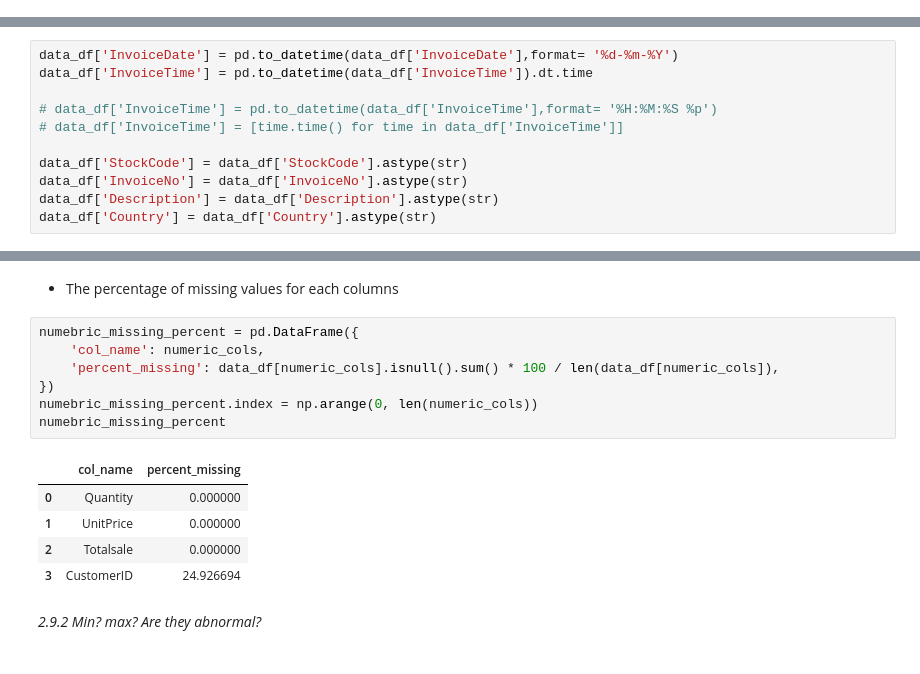
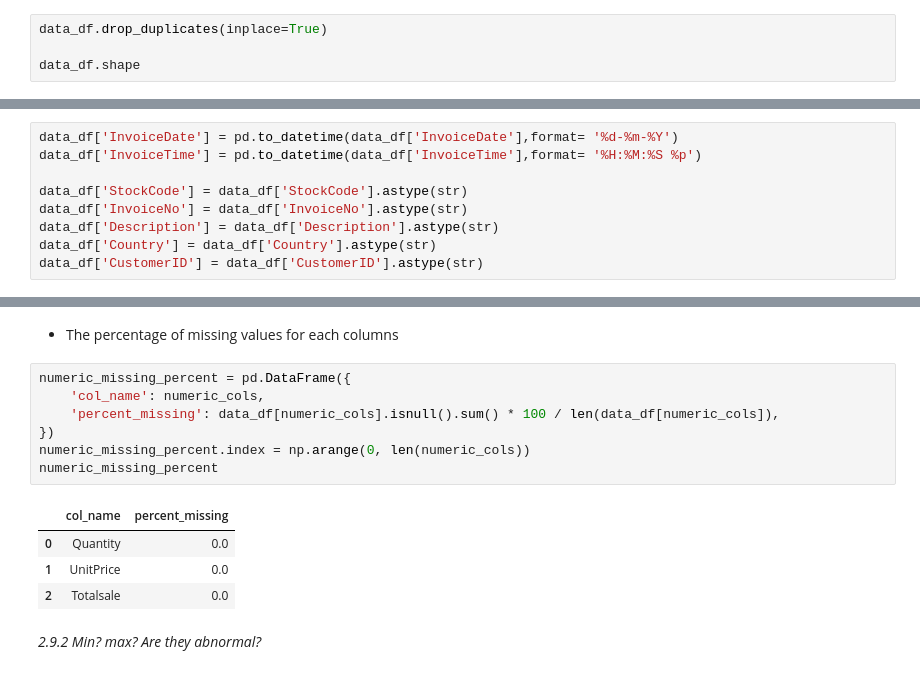
Before and after one commit to Ha0203/FinalProject_LTKHDL, a Jupyter notebook: main_branch.ipynb, the cells around one changed output, grey strips where cells are left out. Drawn from its saved outputs; the diff is of its cells as text.

```diff
--- a/main_branch.ipynb
+++ b/main_branch.ipynb
@@ -98,0 +101,4 @@ data_df.duplicated().sum()
+# %%
+data_df.drop_duplicates(inplace=True)
+
+data_df.shape
@@ -136,14 +145,12 @@ dtype: object
 # %%
 data_df['InvoiceDate'] = pd.to_datetime(data_df['InvoiceDate'],format= '%d-%m-%Y')
-data_df['InvoiceTime'] = pd.to_datetime(data_df['InvoiceTime']).dt.time
-
-# data_df['InvoiceTime'] = pd.to_datetime(data_df['InvoiceTime'],format= '%H:%M:%S %p')
-# data_df['InvoiceTime'] = [time.time() for time in data_df['InvoiceTime']]
+data_df['InvoiceTime'] = pd.to_datetime(data_df['InvoiceTime'],format= '%H:%M:%S %p')
 
 data_df['StockCode'] = data_df['StockCode'].astype(str)
 data_df['InvoiceNo'] = data_df['InvoiceNo'].astype(str)
 data_df['Description'] = data_df['Description'].astype(str)
 data_df['Country'] = data_df['Country'].astype(str)
+data_df['CustomerID'] = data_df['CustomerID'].astype(str)
 # %%
 data_df.dtypes
 # %% [output]
@@ -183,18 +190,17 @@ _2.9.1 What is the percentage of missing values?_
 # %% [markdown]
 - The percentage of missing values for each columns
 # %%
-numebric_missing_percent = pd.DataFrame({
+numeric_missing_percent = pd.DataFrame({
     'col_name': numeric_cols,
     'percent_missing': data_df[numeric_cols].isnull().sum() * 100 / len(data_df[numeric_cols]),
 })
-numebric_missing_percent.index = np.arange(0, len(numeric_cols))
-numebric_missing_percent
+numeric_missing_percent.index = np.arange(0, len(numeric_cols))
+numeric_missing_percent
 # %% [output]
 |  | col_name | percent_missing |
-| 0 | Quantity | 0.000000 |
-| 1 | UnitPrice | 0.000000 |
-| 2 | Totalsale | 0.000000 |
-| 3 | CustomerID | 24.926694 |
+| 0 | Quantity | 0.0 |
+| 1 | UnitPrice | 0.0 |
+| 2 | Totalsale | 0.0 |
 # %% [markdown]
 _2.9.2 Min? max? Are they abnormal?_
 # %% [markdown]
```
Also changed, not shown: parts of 31 cells of this notebook.
